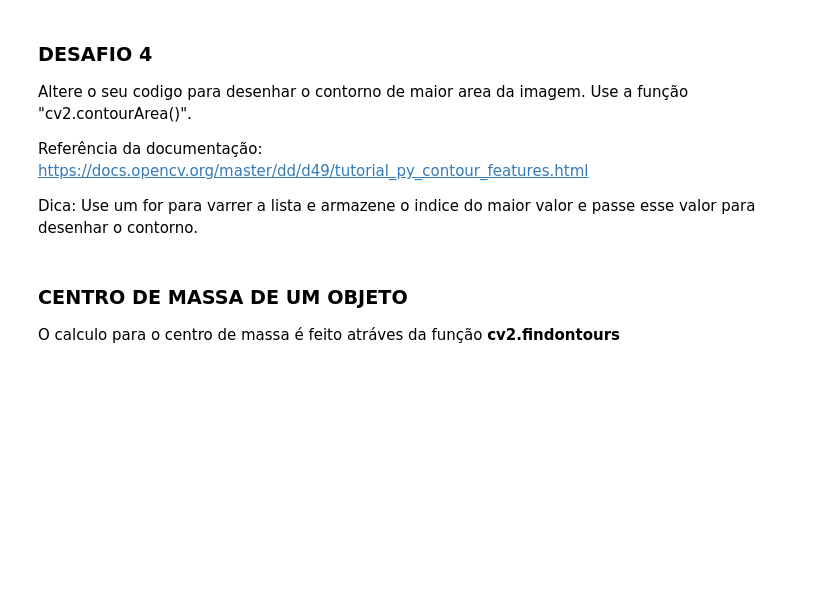
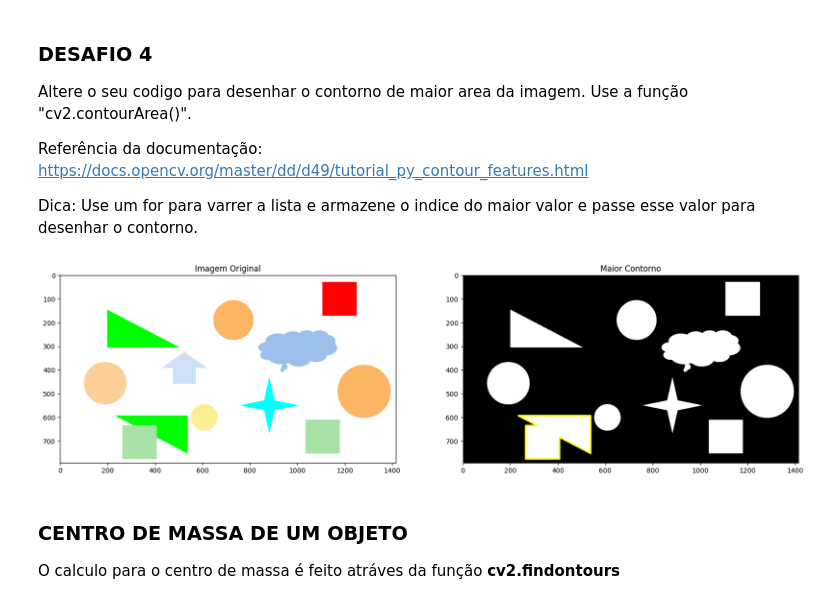
Before and after one commit to gLima02/LABS-AI-ENGENEERING, a Jupyter notebook: material/aulas/PDI/lab05/Espaço-cor-contorno.ipynb, the cells around one changed output. Drawn from its saved outputs; the diff is of its cells as text; code cells hidden in the pictures; blank space fills up the shorter version.

```diff
--- a/material/aulas/PDI/lab05/Espaço-cor-contorno.ipynb
+++ b/material/aulas/PDI/lab05/Espaço-cor-contorno.ipynb
@@ -425,3 +423,56 @@ Dica: Use um for para varrer a lista e armazene o indice do maior valor e passe
+# %%
+## Implemente seu código
+
+%matplotlib inline
+import cv2
+from matplotlib import pyplot as plt
+import numpy as np
+
+# Carregar a imagem
+img = cv2.imread('lab_images/formas.png')
+img_hsv = cv2.cvtColor(img, cv2.COLOR_BGR2HSV)
+
+# Definir os valores mínimo e máximo para a máscara
+image_lower_hsv = np.array([0, 50, 100])
+image_upper_hsv = np.array([255, 255, 255])
+
+# Criar a máscara
+mask_hsv = cv2.inRange(img_hsv, image_lower_hsv, image_upper_hsv)
+
+# Encontrar contornos
+contornos, _ = cv2.findContours(mask_hsv, cv2.RETR_TREE, cv2.CHAIN_APPROX_SIMPLE)
+
+# Encontrar o contorno de maior área
+maior_area = 0
+maior_contorno = None
+for contorno in contornos:
+    area = cv2.contourArea(contorno)
+    if area > maior_area:
+        maior_area = area
+        maior_contorno = contorno
+
+# Criar uma cópia da máscara para desenhar o contorno
+mask_rgb = cv2.cvtColor(mask_hsv, cv2.COLOR_GRAY2RGB)
+contornos_img = mask_rgb.copy()
+
+# Desenhar apenas o contorno de maior área
+
+if maior_contorno is not None:                        #indice            #espessura da linha
+    cv2.drawContours(contornos_img, [maior_contorno], -1, [255, 255, 0], 5)
+                                    #lista de contornos    #cor do contorno (BGR)
+# Exibir as imagens
+fig = plt.figure(figsize=(20, 20))
+plt.subplot(1, 2, 1)
+plt.imshow(cv2.cvtColor(img, cv2.COLOR_BGR2RGB))
+plt.title("Imagem Original")
+
+plt.subplot(1, 2, 2)
+plt.imshow(contornos_img)
+plt.title("Maior Contorno")
+
+plt.show()
+# %% [output]
+[figure, added]
 # %% [markdown]
 ### **CENTRO DE MASSA DE UM OBJETO**
 
```
Also changed, not shown: parts of 3 cells of this notebook.
